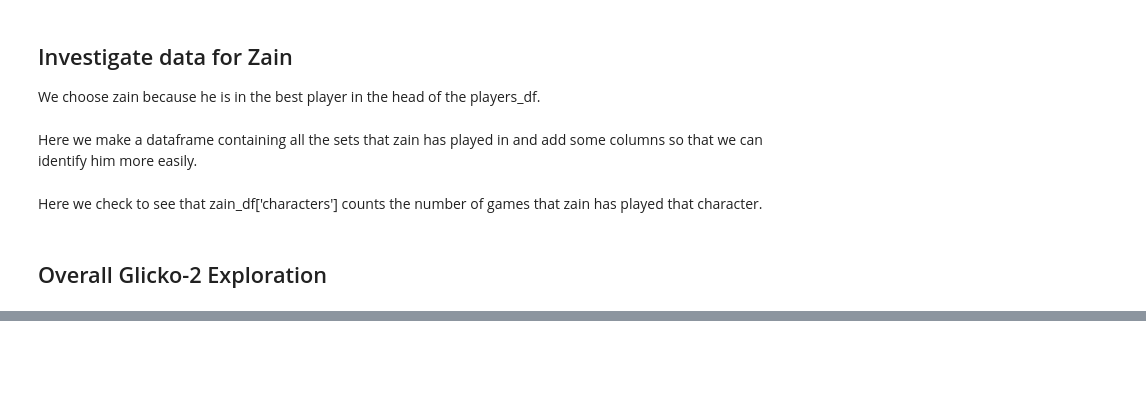
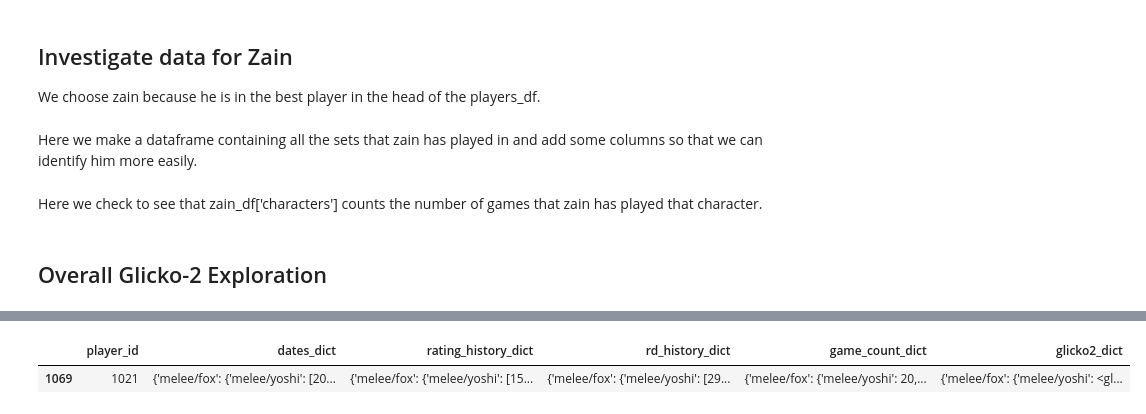
Before and after one commit to jjaw89/fall-2024-smash-melee-top-8-prediction, a Jupyter notebook: data_exploration/jaspar_data_exploration.ipynb, the cells around one changed output, grey strips where cells are left out. Saved outputs shown, nothing was run; the diff lists cells and outputs as text; code cells hidden in the pictures; blank space fills up the shorter version.

```diff
--- a/data_exploration/jaspar_data_exploration.ipynb
+++ b/data_exploration/jaspar_data_exploration.ipynb
@@ -303,0 +261,3 @@ for i in range(0,3200, 200):
+# %%
+matchup_glicko = pd.read_pickle('../data/player_ratings_matchup_df.pkl')
+matchup_glicko.head()
@@ -303,0 +274,44 @@ for i in range(0,3200, 200):
+# %%
+# Extract the relevant row from the DataFrame
+player_data = matchup_glicko.loc[matchup_glicko['player_id'] == '1021', 'rating_history_dict'].values[0]
+date_value = matchup_glicko.loc[matchup_glicko['player_id'] == '1021', 'dates_dict'].values[0]
+# Access the specific nested data: melee/yoshi vs melee/fox
+yoshi_vs_fox_ratings = player_data['melee/yoshi']['melee/fox']
+
+plot = plt.plot(date_value['melee/yoshi']['melee/fox'], player_data['melee/yoshi']['melee/fox'])
+
+# Extract the relevant row from the DataFrame
+player_data = matchup_glicko.loc[matchup_glicko['player_id'] == '19554', 'rating_history_dict'].values[0]
+date_value = matchup_glicko.loc[matchup_glicko['player_id'] == '19554', 'dates_dict'].values[0]
+# Access the specific nested data: melee/yoshi vs melee/fox
+fox_vs_yoshi_ratings = player_data['melee/fox']['melee/yoshi']
+print(date_value)
+plot = plt.plot(date_value['melee/fox']['melee/yoshi'], player_data['melee/fox']['melee/yoshi'])
+print(fox_vs_yoshi_ratings)
+# %%
+matchup_glicko_3 = pd.read_pickle('../player_ratings_matchup_data/player_ratings_matchup_tau_3_df.pkl')
+matchup_glicko_9 = pd.read_pickle('../player_ratings_matchup_data/player_ratings_matchup_tau_9_df.pkl')
+matchup_glicko_11 = pd.read_pickle('../player_ratings_matchup_data/player_ratings_matchup_tau_11_df.pkl')
+matchup_glicko_13 = pd.read_pickle('../player_ratings_matchup_data/player_ratings_matchup_tau_13_df.pkl')
+# %%
+# Extract the relevant row from the DataFrame
+amsa_matchup = matchup_glicko_13.loc[matchup_glicko['player_id'] == '1021']
+cody_matchup = matchup_glicko_13.loc[matchup_glicko['player_id'] == '19554']
+plot
+# amsa_date_value = matchup_glicko.loc[matchup_glicko['player_id'] == '1021', 'dates_dict'].values[0]
+# # Access the specific nested data: melee/yoshi vs melee/fox
+# yoshi_vs_fox_ratings = player_data['melee/yoshi']['melee/fox']
+
+# plot = plt.plot(date_value['melee/yoshi']['melee/fox'], player_data['melee/yoshi']['melee/fox'])
+
+# # Extract the relevant row from the DataFrame
+# player_data = matchup_glicko.loc[matchup_glicko['player_id'] == '19554', 'rating_history_dict'].values[0]
+# date_value = matchup_glicko.loc[matchup_glicko['player_id'] == '19554', 'dates_dict'].values[0]
+# # Access the specific nested data: melee/yoshi vs melee/fox
+# fox_vs_yoshi_ratings = player_data['melee/fox']['melee/yoshi']
+# print(date_value)
+# plot = plt.plot(date_value['melee/fox']['melee/yoshi'], player_data['melee/fox']['melee/yoshi'])
+# print(fox_vs_yoshi_ratings)
+# %% [output]
+|  | player_id | dates_dict | rating_history_dict | rd_history_dict | game_count_dict | glicko2_dict |
+| 1069 | 1021 | {'melee/fox': {'melee/yoshi': [20... | {'melee/fox': {'melee/yoshi': [15... | {'melee/fox': {'melee/yoshi': [29... | {'melee/fox': {'melee/yoshi': 20,... | {'melee/fox': {'melee/yoshi': <gl... |
```
Also changed, not shown: parts of 15 cells of this notebook, 10 other files.
